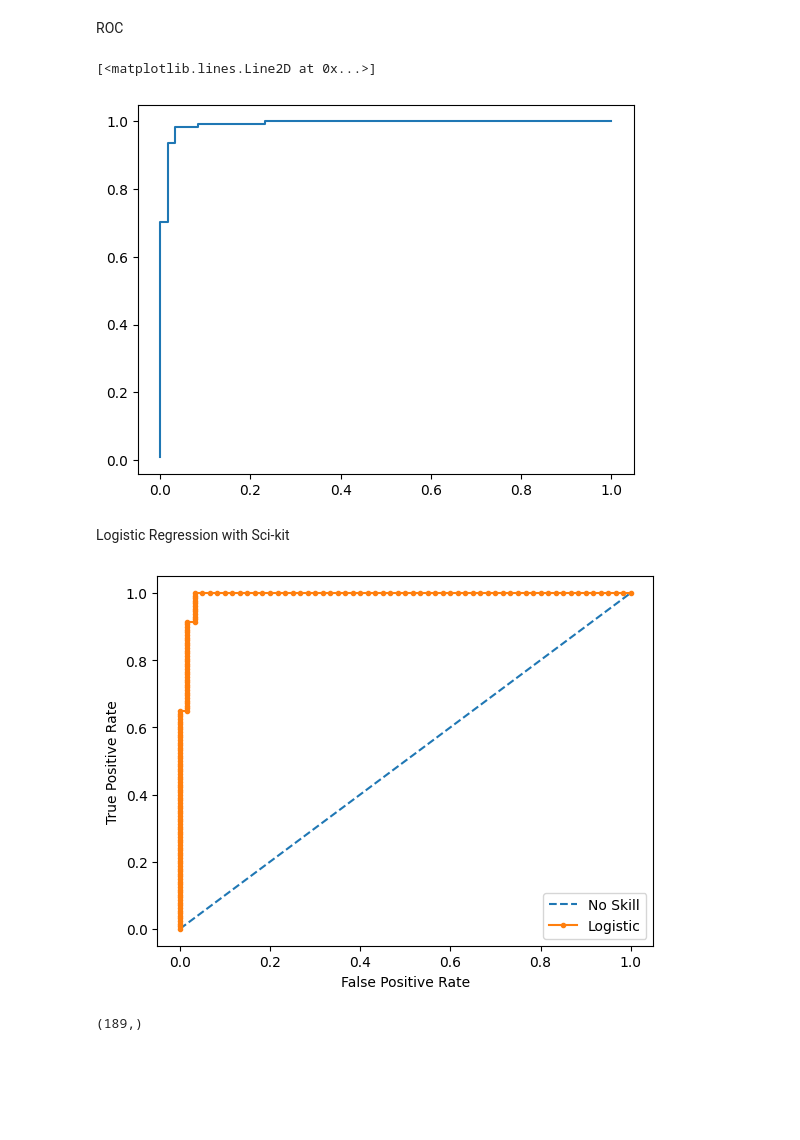
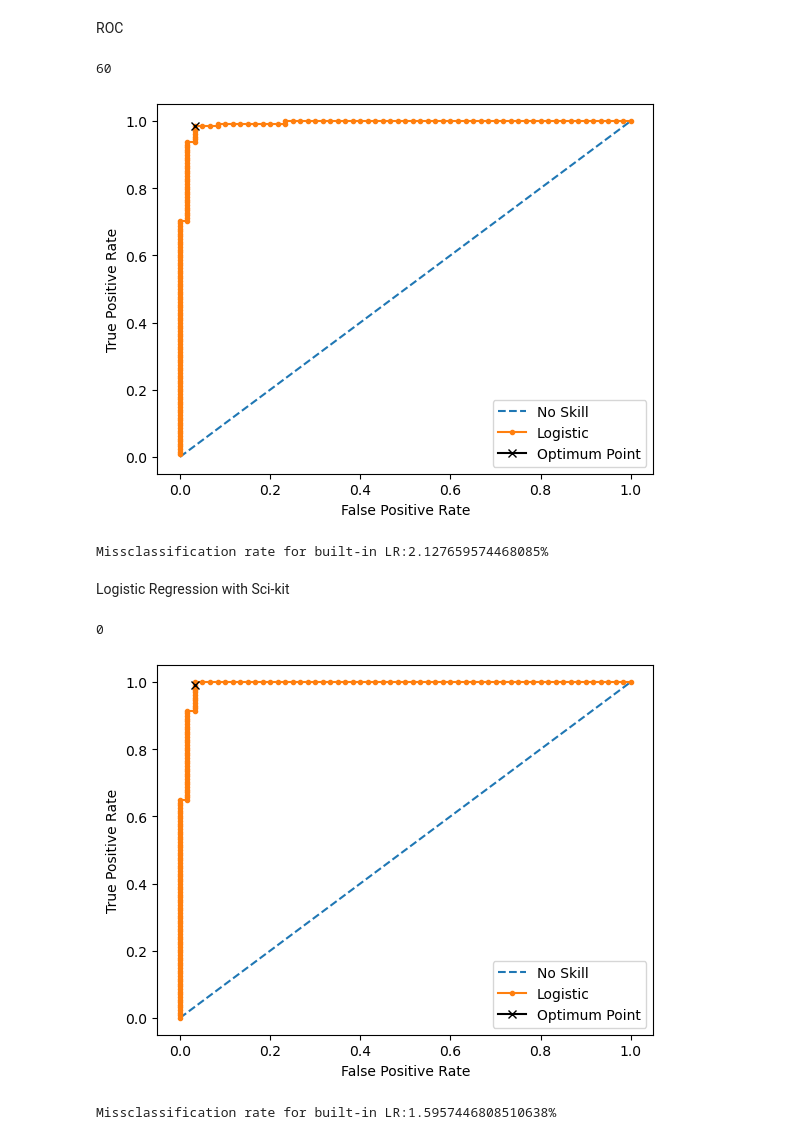
Before and after one commit to Markeloen/ECE718, a Jupyter notebook: Assignment3.ipynb, the cells around one changed output. Saved outputs shown, nothing was run; the diff lists cells and outputs as text; code cells hidden in the pictures; blank space fills up the shorter version.

```diff
--- a/Assignment3.ipynb
+++ b/Assignment3.ipynb
@@ -113,41 +113,53 @@ def confusion_matrix(predict, y_test):
         miss_classification = (FP+FN)/(TP+TN+FP+FN)
         recall = 0 if (TP+FN) == 0 else TP/(TP+FN)
         precision = 0 if (TP+FP) == 0 else TP/(TP+FP)
-        F1 = 2*(recall*precision)/(recall+precision)
+        F1 = 0 if (recall+precision) == 0 else 2*(recall*precision)/(recall+precision)
     return miss_classification, TPR, FPR, F1, specificity, TP, TN, FP, FN
 # %% [markdown]
 ROC
 # %%
 theta = np.linspace(0,1,150)
 
 miss_classification_rate_all_coded = []
 
 theta = X_test@w
 theta = sigmoid(theta)
 theta = np.sort(theta)
 TPR_coded = []
 specifity_coded = []
 FPR_coded = []
 N = X_test.shape[0]
 
 for theta_i in theta:
     predicted_class = []
     for i in range(N):
 
         predicted_class.append(1 if sigmoid(w@X_test[i][:]) >= theta_i else 0)
 
-    miss_classification_rate, TPR, FPR, specificity, TP, TN, FP, FN = confusion_matrix(predicted_class, y_test)
+    miss_classification_rate, TPR, FPR, F1, specificity, TP, TN, FP, FN = confusion_matrix(predicted_class, y_test)
 
     miss_classification_rate_all_coded.append(miss_classification_rate)
     specifity_coded.append(specificity)
     TPR_coded.append(TPR)
     FPR_coded.append(FPR)
 
+min_missclass = miss_classification_rate_all_coded.index(min(miss_classification_rate_all_coded))
+print(min_missclass)
+# plt.plot(FPR_SCI, TPR_SCI)
+plt.plot([0,1], [0,1], linestyle='--', label='No Skill')
+plt.plot(FPR_coded, TPR_coded, marker='.', label='Logistic')
+plt.plot(FPR_coded[min_missclass], TPR_coded[min_missclass], 'k-x', label='Optimum Point')
+plt.xlabel('False Positive Rate')
+plt.ylabel('True Positive Rate')
+plt.legend()
+# show the plot
+plt.show()
 
-plt.plot(FPR_coded, TPR_coded)
+print("Missclassification rate for built-in LR:" + str(min(miss_classification_rate_all_coded)*100)+"%")
 # %% [output]
-[<matplotlib.lines.Line2D at 0x...>]
+60
-[figure, old version]
+[figure, new version]
+Missclassification rate for built-in LR:2.127659574468085%
 # %% [markdown]
 Logistic Regression with Sci-kit
 # %%
@@ -177,23 +189,29 @@ for THRESHOLD in theta:
 
     preds = np.where(yhat > THRESHOLD, 1, 0)
 
-    miss_classification_rate, TPR, FPR, specificity, TP, TN, FP, FN = confusion_matrix(preds, y_test)
+    miss_classification_rate, TPR, FPR, F1, specificity, TP, TN, FP, FN = confusion_matrix(preds, y_test)
 
     miss_classification_rate_all_SCI.append(miss_classification_rate)
     specifity_SCI.append(specificity)
     TPR_SCI.append(TPR)
     FPR_SCI.append(FPR)
 
+min_missclass = miss_classification_rate_all_SCI.index(min(miss_classification_rate_all_SCI))
+print(min_missclass)
 
 
 # plt.plot(FPR_SCI, TPR_SCI)
 plt.plot([0,1], [0,1], linestyle='--', label='No Skill')
 plt.plot(fpr, tpr, marker='.', label='Logistic')
+plt.plot(FPR_SCI[min_missclass], TPR_SCI[min_missclass], 'k-x', label='Optimum Point')
 plt.xlabel('False Positive Rate')
 plt.ylabel('True Positive Rate')
 plt.legend()
 # show the plot
 plt.show()
+
+print("Missclassification rate for built-in LR:" + str(min(miss_classification_rate_all_SCI)*100)+"%")
 # %% [output]
+0
-[figure, old version]
+[figure, new version]
-(189,)
+Missclassification rate for built-in LR:1.5957446808510638%
```
Also changed, not shown: parts of 8 cells of this notebook.
